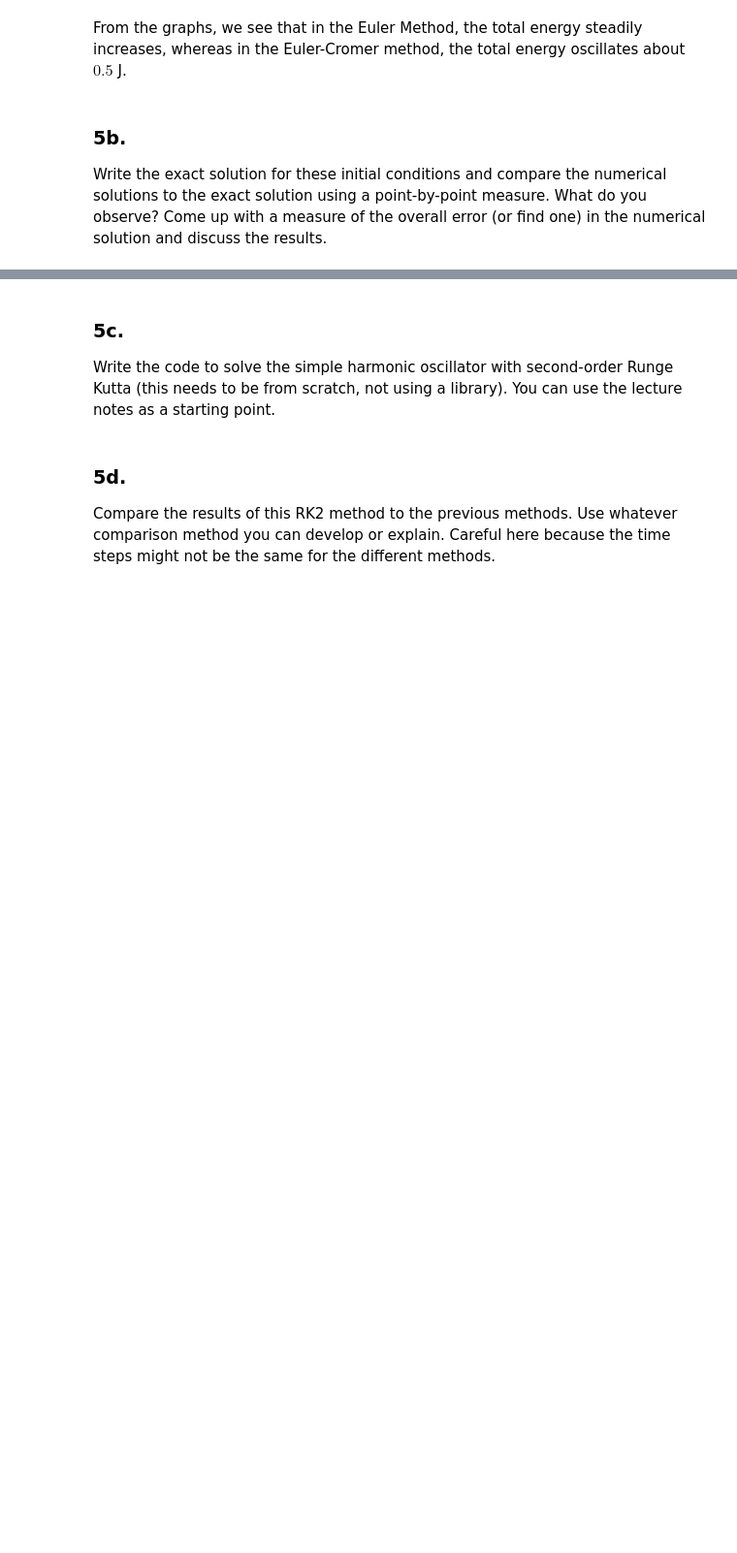
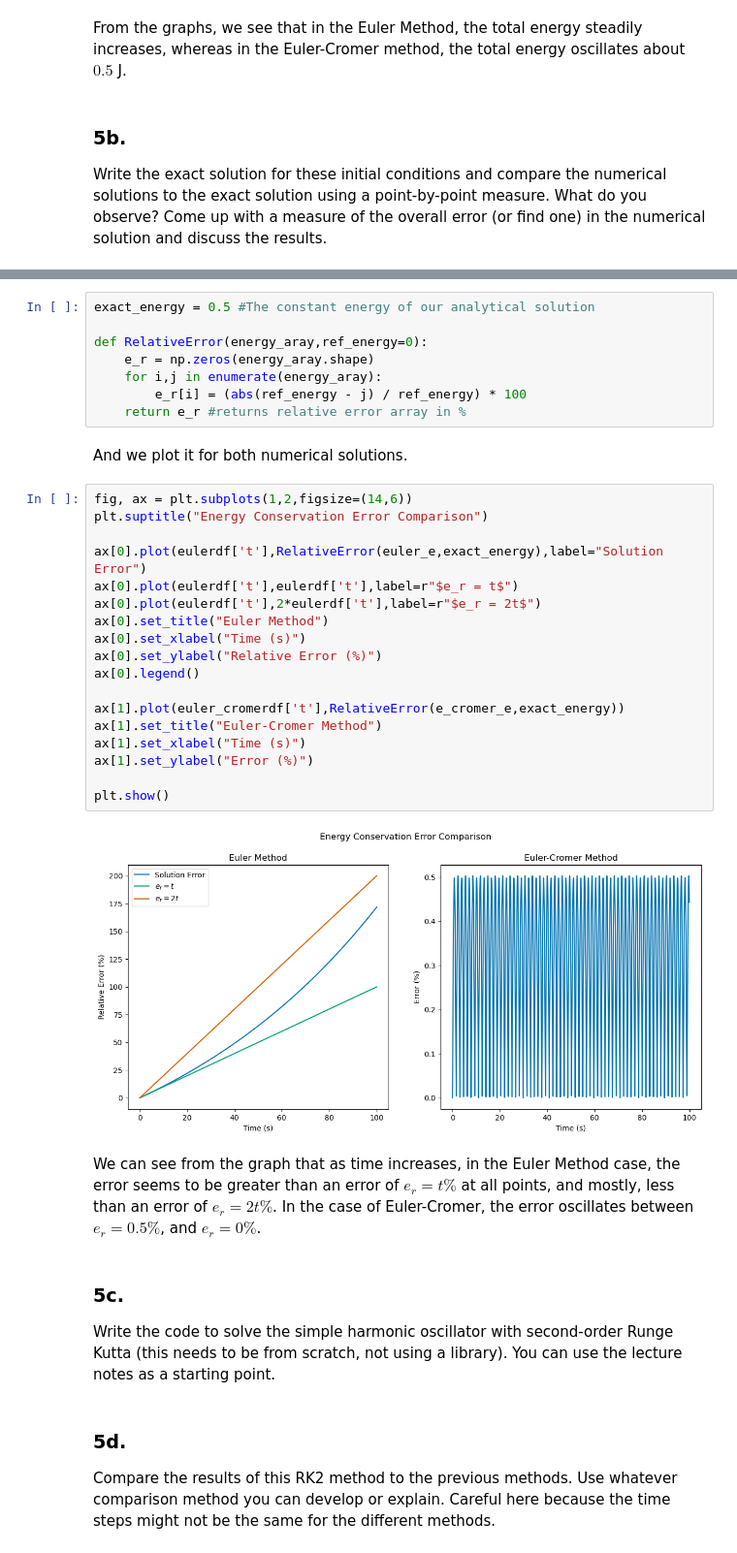
Before and after one commit to BruhddyTheThird/ProfCPisGoatedLib, a Jupyter notebook: HW V.ipynb, the cells around one changed output, grey strips where cells are left out. Shown at 97% size. Cells and saved outputs as stored; diff of their text form; blank space fills up the shorter version.

```diff
--- a/HW V.ipynb
+++ b/HW V.ipynb
@@ -391,3 +398,35 @@ Write the exact solution for these initial conditions and compare the numerical
+# %%
+exact_energy = 0.5 #The constant energy of our analytical solution
+
+def RelativeError(energy_aray,ref_energy=0):
+    e_r = np.zeros(energy_aray.shape)
+    for i,j in enumerate(energy_aray):
+        e_r[i] = (abs(ref_energy - j) / ref_energy) * 100
+    return e_r #returns relative error array in %
+# %% [markdown]
+And we plot it for both numerical solutions.
+# %%
+fig, ax = plt.subplots(1,2,figsize=(14,6))
+plt.suptitle("Energy Conservation Error Comparison")
+
+ax[0].plot(eulerdf['t'],RelativeError(euler_e,exact_energy),label="Solution Error")
+ax[0].plot(eulerdf['t'],eulerdf['t'],label=r"$e_r = t$")
+ax[0].plot(eulerdf['t'],2*eulerdf['t'],label=r"$e_r = 2t$")
+ax[0].set_title("Euler Method")
+ax[0].set_xlabel("Time (s)")
+ax[0].set_ylabel("Relative Error (%)")
+ax[0].legend()
+
+ax[1].plot(euler_cromerdf['t'],RelativeError(e_cromer_e,exact_energy))
+ax[1].set_title("Euler-Cromer Method")
+ax[1].set_xlabel("Time (s)")
+ax[1].set_ylabel("Error (%)")
+
+plt.show()
+# %% [output]
+[figure, added]
+# %% [markdown]
+We can see from the graph that as time increases, in the Euler Method case, the error seems to be greater than an error of $e_r = t\%$ at all points, and mostly, less than an error of $e_r = 2t\%$. In the case of Euler-Cromer, the error oscillates between $e_r = 0.5\%$, and $e_r = 0\%$.
 # %% [markdown]
 ### 5c.
 Write the code to solve the simple harmonic oscillator with second-order Runge Kutta (this needs to be from scratch, not using a library). You can use the lecture notes as a starting point.
```
Also changed, not shown: parts of 1 cell of this notebook.
